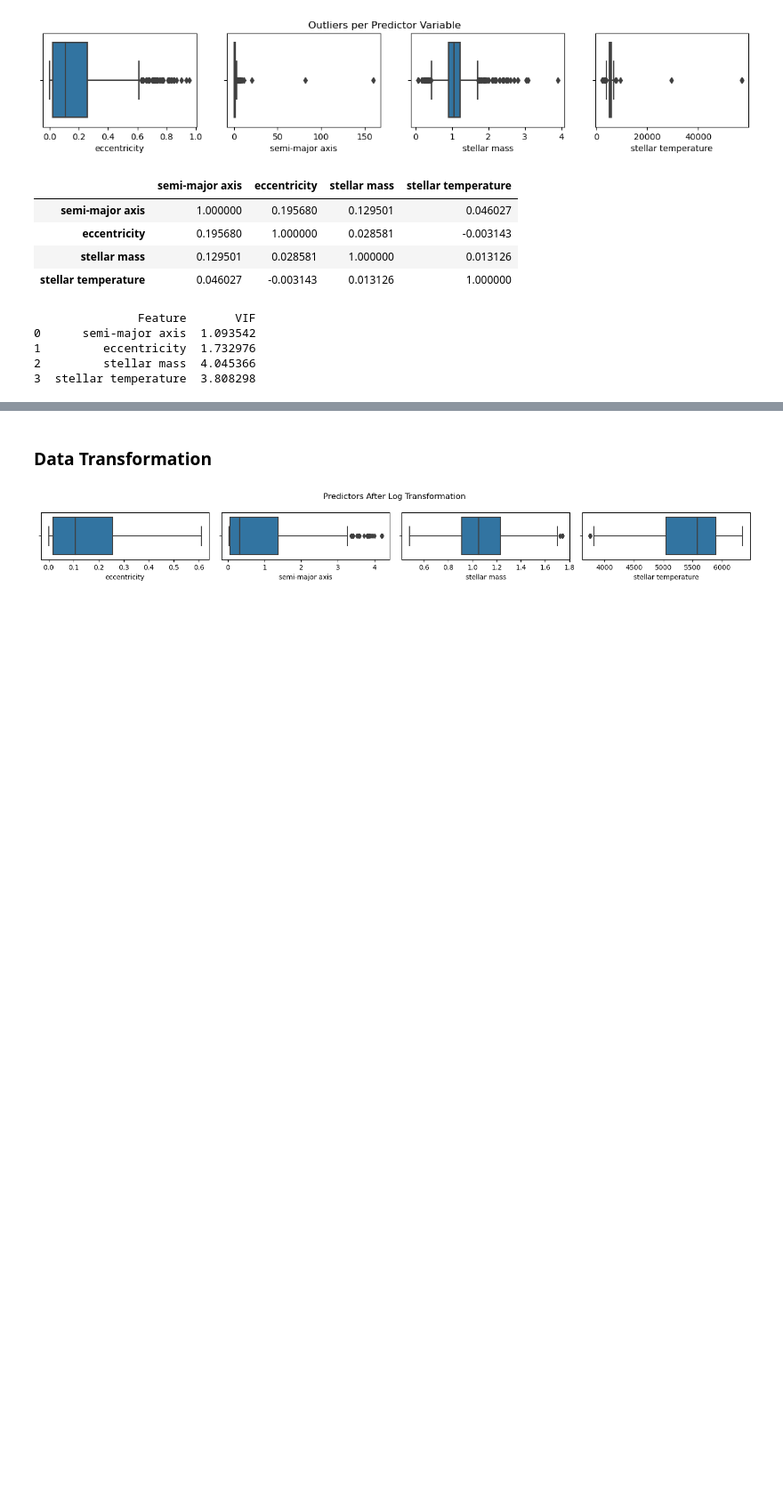
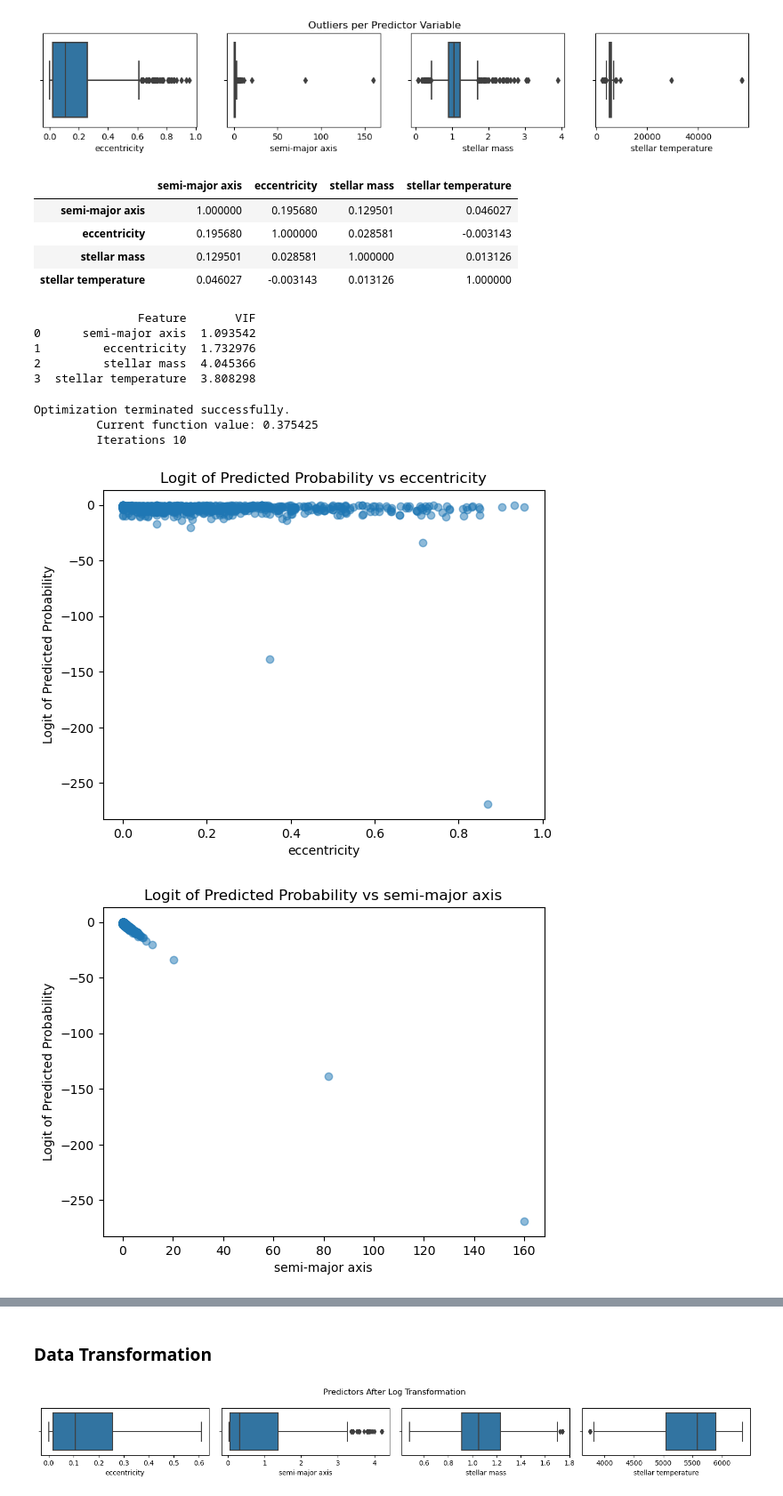
Before and after one commit to Sunnyshio/Predictive-Classification-of-Exoplanetary-Orbital-Periods, a Jupyter notebook: classification of exoplanetary orbital periods.ipynb, the cells around one changed output, grey strips where cells are left out. Shown at 89% size. Drawn from its saved outputs; the diff is of its cells as text; code cells hidden in the pictures; blank space fills up the shorter version.

Commit message:
assess the Linearity of Predictors with Log Odds

```diff
--- a/classification of exoplanetary orbital periods.ipynb
+++ b/classification of exoplanetary orbital periods.ipynb
@@ -165,3 +166,35 @@ print(vif_data)
 1         eccentricity  1.732976
 2         stellar mass  4.045366
 3  stellar temperature  3.808298
+# %%
+predictors = df[['eccentricity', 'semi-major axis', 'stellar mass', 'stellar temperature']]
+target = df['orbital period']
+
+df['orbital_period_encoded'] = df['orbital period'].astype('category').cat.codes
+
+df['target'] = (df['orbital_period_encoded'] == 1).astype(int)
+
+X = sm.add_constant(predictors)
+y = df['target']
+
+# Fit logistic regression model
+log_reg = sm.Logit(y, X).fit()
+
+# Get predicted probabilities
+pred_probs = log_reg.predict(X)
+logit_preds = np.log(pred_probs / (1 - pred_probs))
+
+# Plot each predictor against the logit of predicted probabilities
+for predictor in predictors.columns:
+    plt.figure()
+    plt.scatter(df[predictor], logit_preds, alpha=0.5)
+    plt.xlabel(predictor)
+    plt.ylabel('Logit of Predicted Probability')
+    plt.title(f'Logit of Predicted Probability vs {predictor}')
+    plt.show()
+# %% [output]
+Optimization terminated successfully.
+         Current function value: 0.375425
+         Iterations 10
+[figure, added]
+[figure, added]
```
Also changed, not shown: parts of 5 cells of this notebook.
